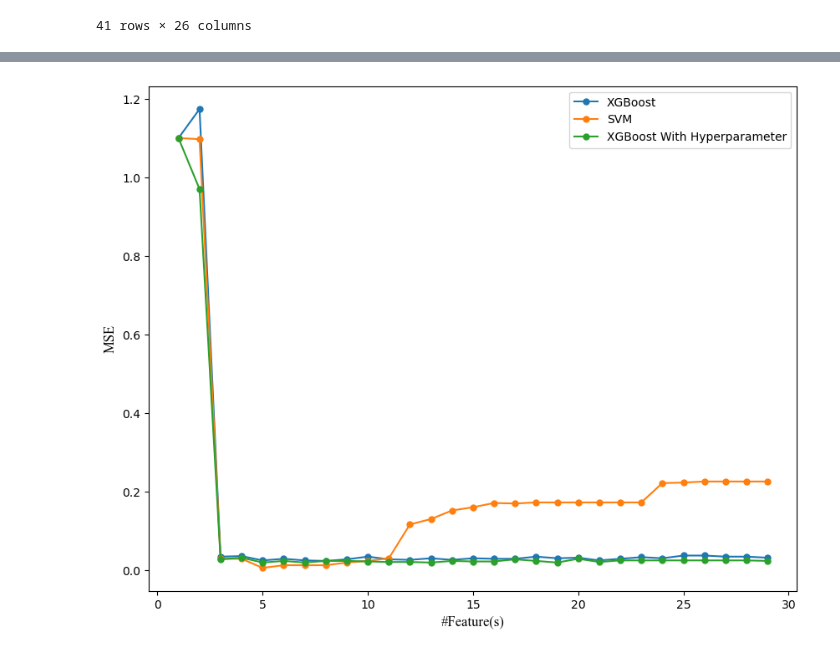
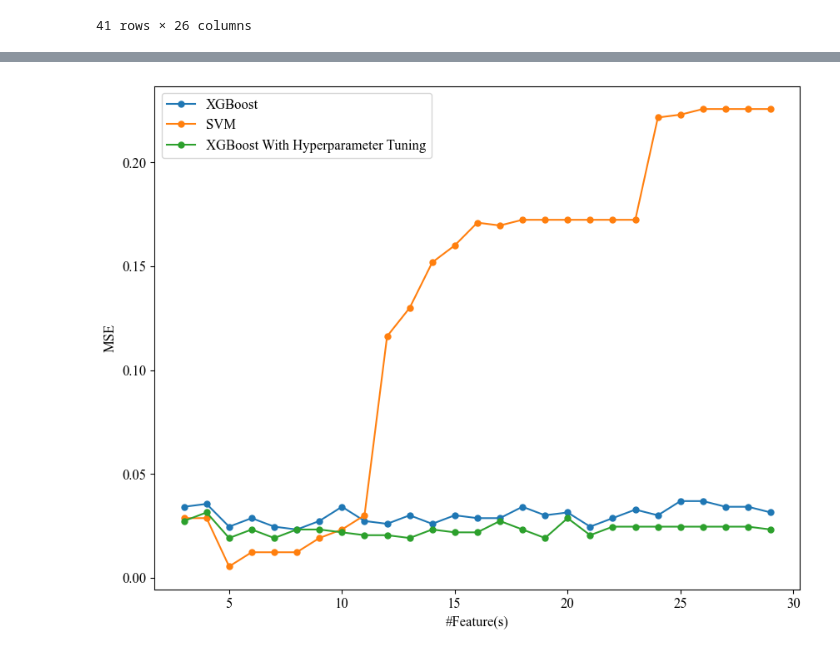
Before and after one commit to DanangKraton/Termal-Comfort-Prediction-using-XGBoost-and-SVM, a Jupyter notebook: oret oret.ipynb, the cells around one changed output, grey strips where cells are left out. Cells and saved outputs as stored; diff of their text form; code cells hidden in the pictures.

Commit message:
update font plt

```diff
--- a/oret oret.ipynb
+++ b/oret oret.ipynb
@@ -200,3 +26,22 @@ data
 | 39 | NaN | NaN | NaN | NaN | NaN | NaN | NaN | NaN | ... |
 | 40 | NaN | NaN |  | NaN | NaN | NaN | NaN | NaN | ... |
 41 rows × 26 columns
+# %%
+
+plt.rcParams.update({'font.family':'serif',
+                     'font.serif':'Times New Roman',
+        'font.size'   : 12
+        })
+
+plt.subplots(figsize=(10,8), dpi=100)
+
+plt.plot(data["featureNum"][:29], data["MSE_xgb"][:29], label = "XGBoost", marker = ".", markersize = 10)
+plt.plot(data["featureNum"][:29], data["MSE_svm"][:29], label = "SVM", marker = ".", markersize = 10)
+plt.plot(data["featureNum"][:29], data["MSE_xgb_hyp"][:29], label = "XGBoost With Hyperparameter Tuning", marker = ".", markersize = 10)
+
+
+
+plt.xlabel("#Feature(s)")
+plt.ylabel("MSE")
+plt.legend()
+plt.show()
@@ -203,16 +50,21 @@ data
 # %%
+plt.rcParams.update({'font.family':'serif',
+                     'font.serif':'Times New Roman',
+        'font.size'   : 12
+        })
+
 plt.subplots(figsize=(10,8), dpi=100)
-plt.plot(data["featureNum"][:29], data["MSE_xgb"][:29], label = "XGBoost", marker = ".", markersize = 10)
-plt.plot(data["featureNum"][:29], data["MSE_svm"][:29], label = "SVM", marker = ".", markersize = 10)
-plt.plot(data["featureNum"][:29], data["MSE_xgb_hyp"][:29], label = "XGBoost With Hyperparameter", marker = ".", markersize = 10)
+plt.plot(data["featureNum"][2:29], data["MSE_xgb"][2:29], label = "XGBoost", marker = ".", markersize = 10)
+plt.plot(data["featureNum"][2:29], data["MSE_svm"][2:29], label = "SVM", marker = ".", markersize = 10)
+plt.plot(data["featureNum"][2:29], data["MSE_xgb_hyp"][2:29], label = "XGBoost With Hyperparameter Tuning", marker = ".", markersize = 10)
 
 hfont = {'fontname':'Times New Roman',
         'size'   : 12
         }
 
-plt.xlabel("#Feature(s)", **hfont)
-plt.ylabel("MSE", **hfont)
+plt.xlabel("#Feature(s)")
+plt.ylabel("MSE")
 plt.legend()
 plt.show()
 # %% [output]
-[figure, old version]
+[figure, new version]
```
Also changed, not shown: parts of 18 cells of this notebook, 1 other file.
